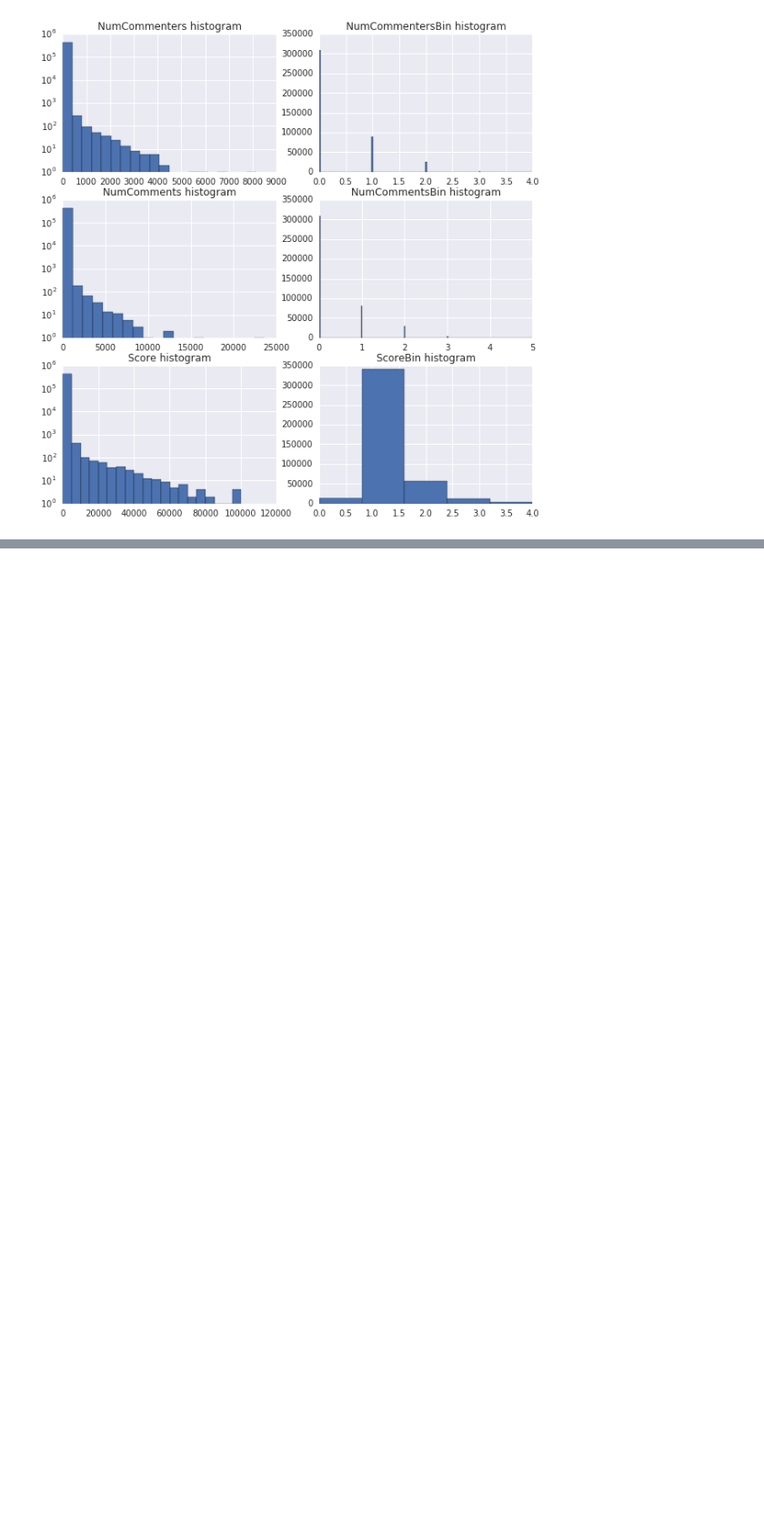
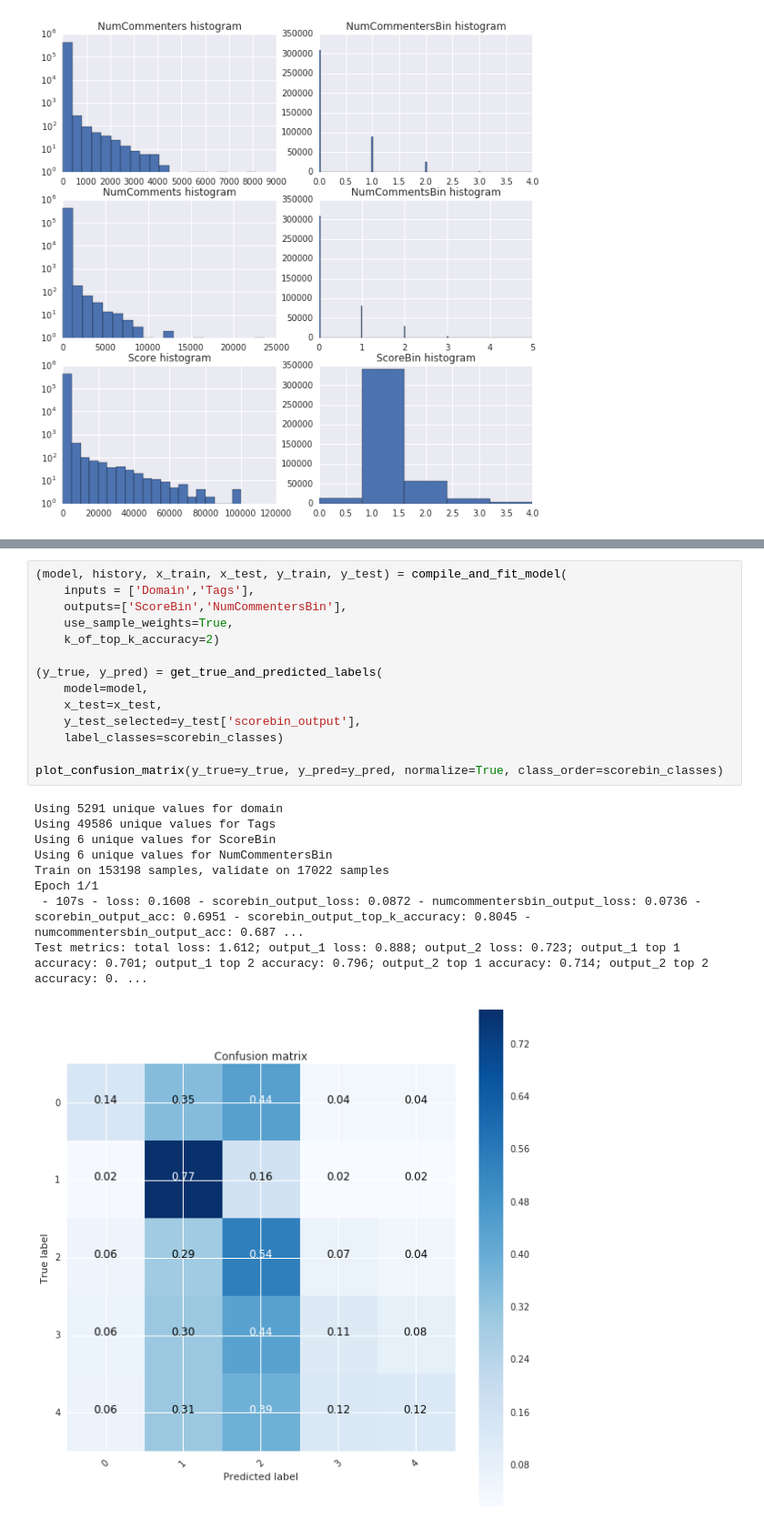
Before and after one commit to GoogleCloudPlatform/dataflow-opinion-analysis, a Jupyter notebook: models/RedditEngagement.ipynb, the cells around one changed output, grey strips where cells are left out. Shown: that part at 91% size. Drawn from its saved outputs; the diff is of its cells as text; blank space fills up the shorter version.

```diff
--- a/models/RedditEngagement.ipynb
+++ b/models/RedditEngagement.ipynb
@@ -1837 +1927,25 @@ Reddit dataset summary:
+# %%
+(model, history, x_train, x_test, y_train, y_test) = compile_and_fit_model(
+    inputs = ['Domain','Tags'],
+    outputs=['ScoreBin','NumCommentersBin'],
+    use_sample_weights=True,
+    k_of_top_k_accuracy=2)
+
+(y_true, y_pred) = get_true_and_predicted_labels(
+    model=model,
+    x_test=x_test,
+    y_test_selected=y_test['scorebin_output'],
+    label_classes=scorebin_classes)
+
+plot_confusion_matrix(y_true=y_true, y_pred=y_pred, normalize=True, class_order=scorebin_classes)
+# %% [output]
+Using 5291 unique values for domain
+Using 49586 unique values for Tags
+Using 6 unique values for ScoreBin
+Using 6 unique values for NumCommentersBin
+Train on 153198 samples, validate on 17022 samples
+Epoch 1/1
+ - 107s - loss: 0.1608 - scorebin_output_loss: 0.0872 - numcommentersbin_output_loss: 0.0736 - scorebin_output_acc: 0.6951 - scorebin_output_top_k_accuracy: 0.8045 - numcommentersbin_output_acc: 0.687 ...
+Test metrics: total loss: 1.612; output_1 loss: 0.888; output_2 loss: 0.723; output_1 top 1 accuracy: 0.701; output_1 top 2 accuracy: 0.796; output_2 top 1 accuracy: 0.714; output_2 top 2 accuracy: 0. ...
+[figure, added]
 # %%
```
Also changed, not shown: parts of 16 cells of this notebook.
